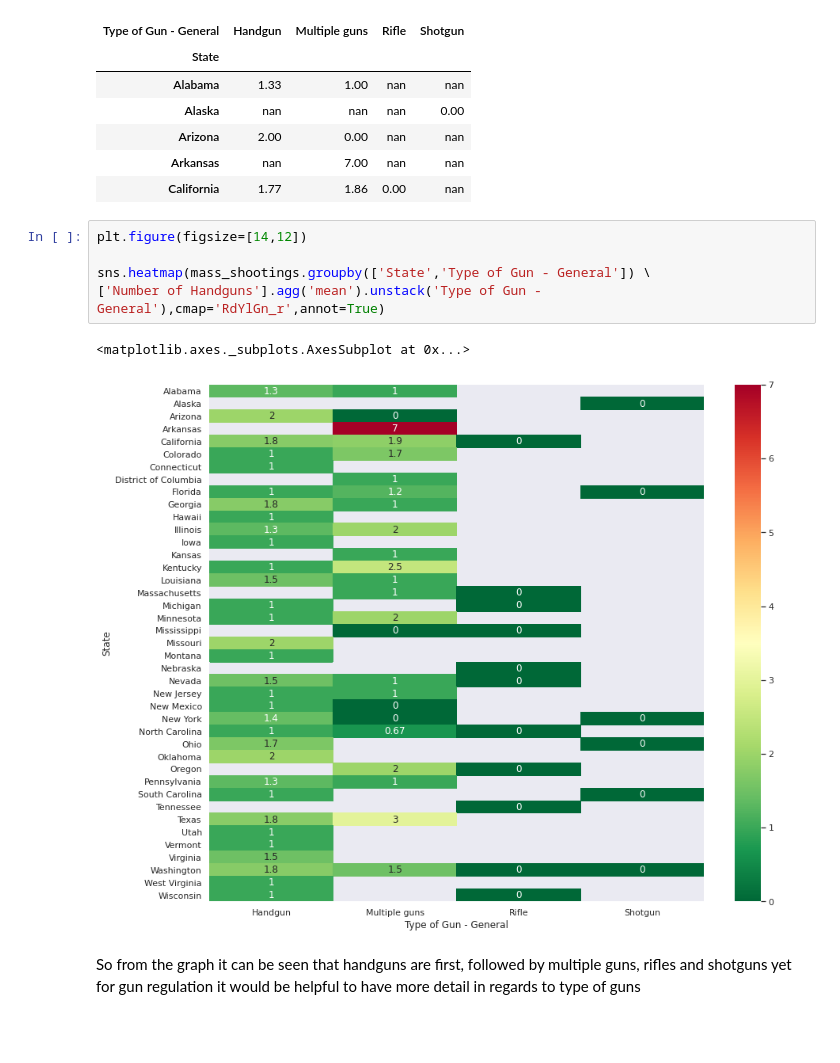
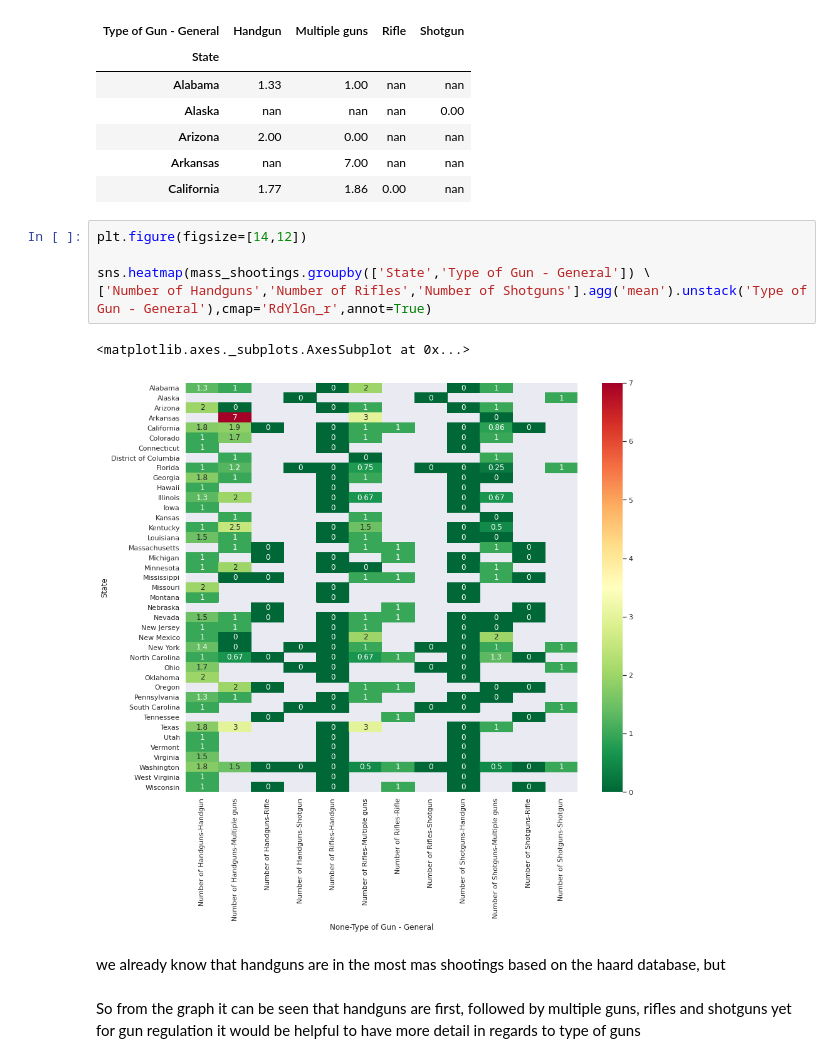
Before and after one commit to freedom-780/FBI-Firearm-Background-Check, a Jupyter notebook: Firearm_Background_Check.ipynb, the cells around one changed output. Cells and saved outputs as stored; diff of their text form; blank space fills up the shorter version.

```diff
--- a/Firearm_Background_Check.ipynb
+++ b/Firearm_Background_Check.ipynb
@@ -593,11 +593,13 @@ mass_shootings.groupby(['State','Type of Gun - General']) \
 # %%
 plt.figure(figsize=[14,12])
 
 sns.heatmap(mass_shootings.groupby(['State','Type of Gun - General']) \
-['Number of Handguns'].agg('mean').unstack('Type of Gun - General'),cmap='RdYlGn_r',annot=True)
+['Number of Handguns','Number of Rifles','Number of Shotguns'].agg('mean').unstack('Type of Gun - General'),cmap='RdYlGn_r',annot=True)
 # %% [output]
 <matplotlib.axes._subplots.AxesSubplot at 0x...>
-[figure, old version]
+[figure, new version]
+# %% [markdown]
+we already know that handguns are in the most mas shootings based on the haard database, but
 # %% [markdown]
 So from the graph it can be seen that handguns are first, followed by multiple guns, rifles and shotguns yet for gun regulation it would be helpful to have more detail in regards to type of guns
 # %% [markdown]
```
